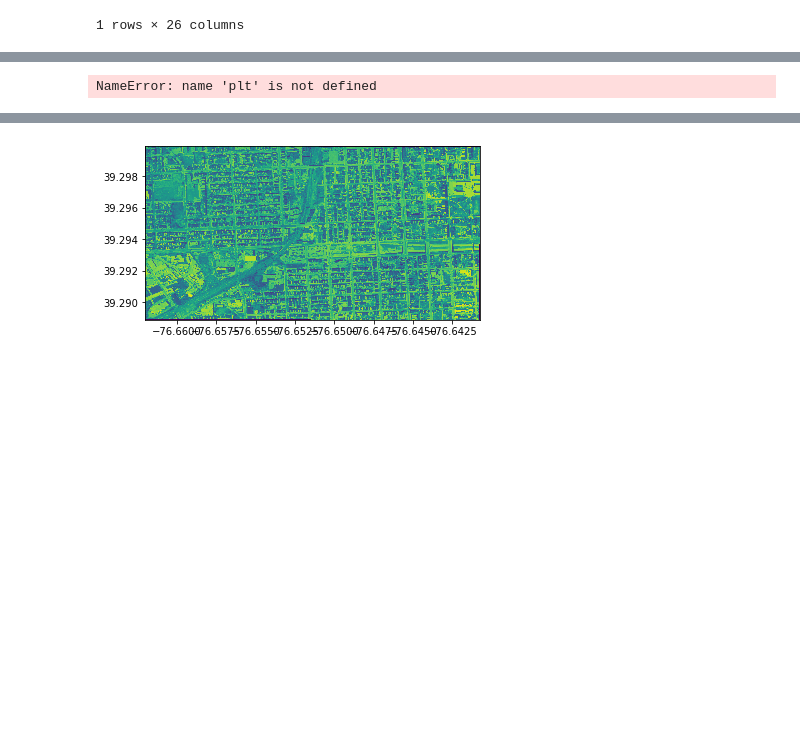
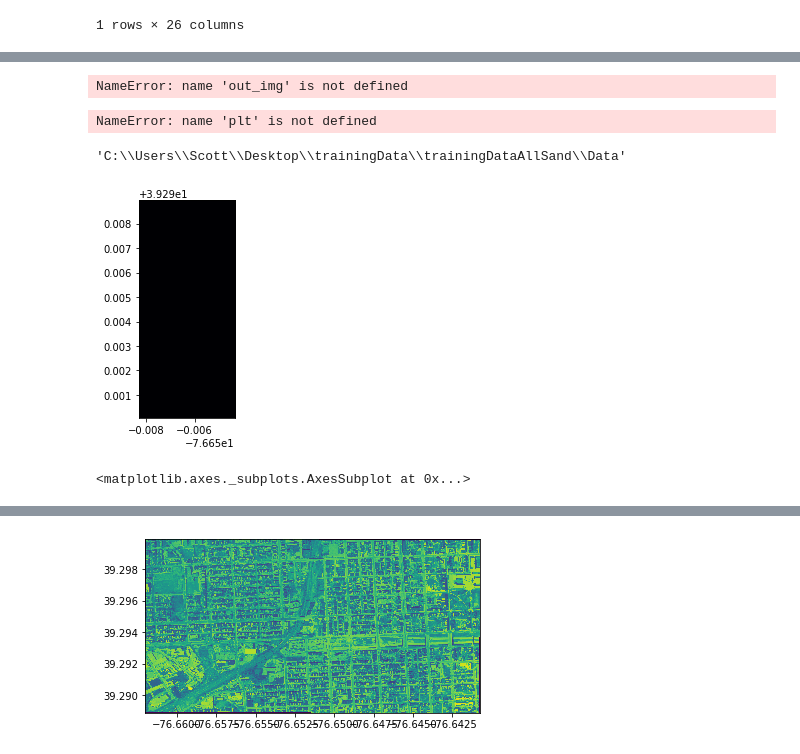
Before and after one commit to slpitz/bmoreStreamL, a Jupyter notebook: trainingWidgets.ipynb, the cells around one changed output, grey strips where cells are left out. Saved outputs shown, nothing was run; the diff lists cells and outputs as text; code cells hidden in the pictures; blank space fills up the shorter version.

```diff
--- a/trainingWidgets.ipynb
+++ b/trainingWidgets.ipynb
@@ -221,6 +249,21 @@ with fiona.open("subset.shp", "r") as shapefile:
 with rasterio.open("C://Users/Scott/Desktop/trainingData/trainingDataAllSand/Data/201402_baltimore_city_md_6in_sp_cnir/vol001/45098103wgs84.tif") as src:
     out_image, out_transform = rasterio.mask.mask(src, shapes, crop=True)
     out_meta = src.meta
+# %%
+#out_img, out_transform = mask(data, coords, crop=True)
+#out_meta = data.meta.copy()
+#epsg_code = int(data.crs.data['init'][5:])
+
+out_meta.update({"driver": "GTiff",
+                     "height": out_img.shape[1],
+                     "width": out_img.shape[2],
+                     "count": 3,
+                     "transform": out_transform})
+
+with rasterio.open("RGB.byte.masked.tif", "w", **out_meta) as dest:
+    dest.write(out_image)
+# %% [output]
+NameError: name 'out_img' is not defined
 # %%
 fig, ax = plt.subplots(figsize=(10, 10))
 ep.plot_bands(lidar_chm_im,
@@ -231,3 +274,33 @@ ep.plot_bands(lidar_chm_im,
 crop_extent_soap.plot(ax=ax, alpha=.6, color='g');
 # %% [output]
 NameError: name 'plt' is not defined
+# %%
+os.getcwd()
+# %% [output]
+'C:\\Users\\Scott\\Desktop\\trainingData\\trainingDataAllSand\\Data'
+# %%
+import fiona
+import rasterio
+import rasterio.mask
+
+with fiona.open("subset.shp", "r") as shapefile:
+    shapes = [feature["geometry"] for feature in shapefile]
+
+with rasterio.open("201402_baltimore_city_md_6in_sp_cnir/vol001/45098103wgs84.tif") as src:
+    out_image, out_transform = rasterio.mask.mask(src, shapes, crop=True)
+    out_meta = src.meta
+
+out_meta.update({"driver": "GTiff",
+                 "height": out_image.shape[1],
+                 "width": out_image.shape[2],
+                 "count": 4,
+                 "transform": out_transform})
+
+with rasterio.open("1909.tif", "w", **out_meta) as dest:
+    dest.write(out_image[:4])
+
+clipped = rasterio.open("1909.tif")
+show((clipped, 4), cmap='inferno')
+# %% [output]
+[figure, added]
+<matplotlib.axes._subplots.AxesSubplot at 0x...>
```
Also changed, not shown: parts of 18 cells of this notebook.
